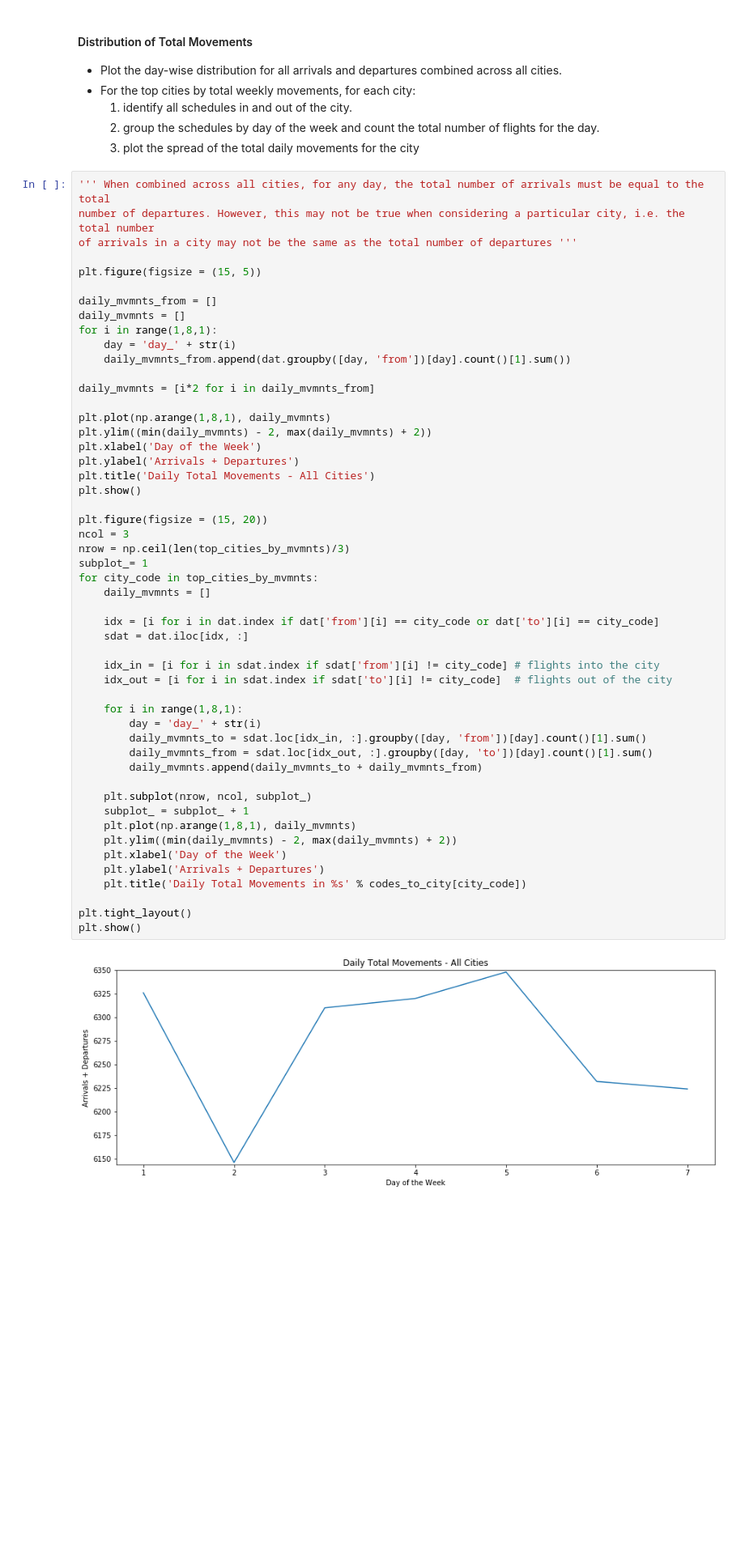
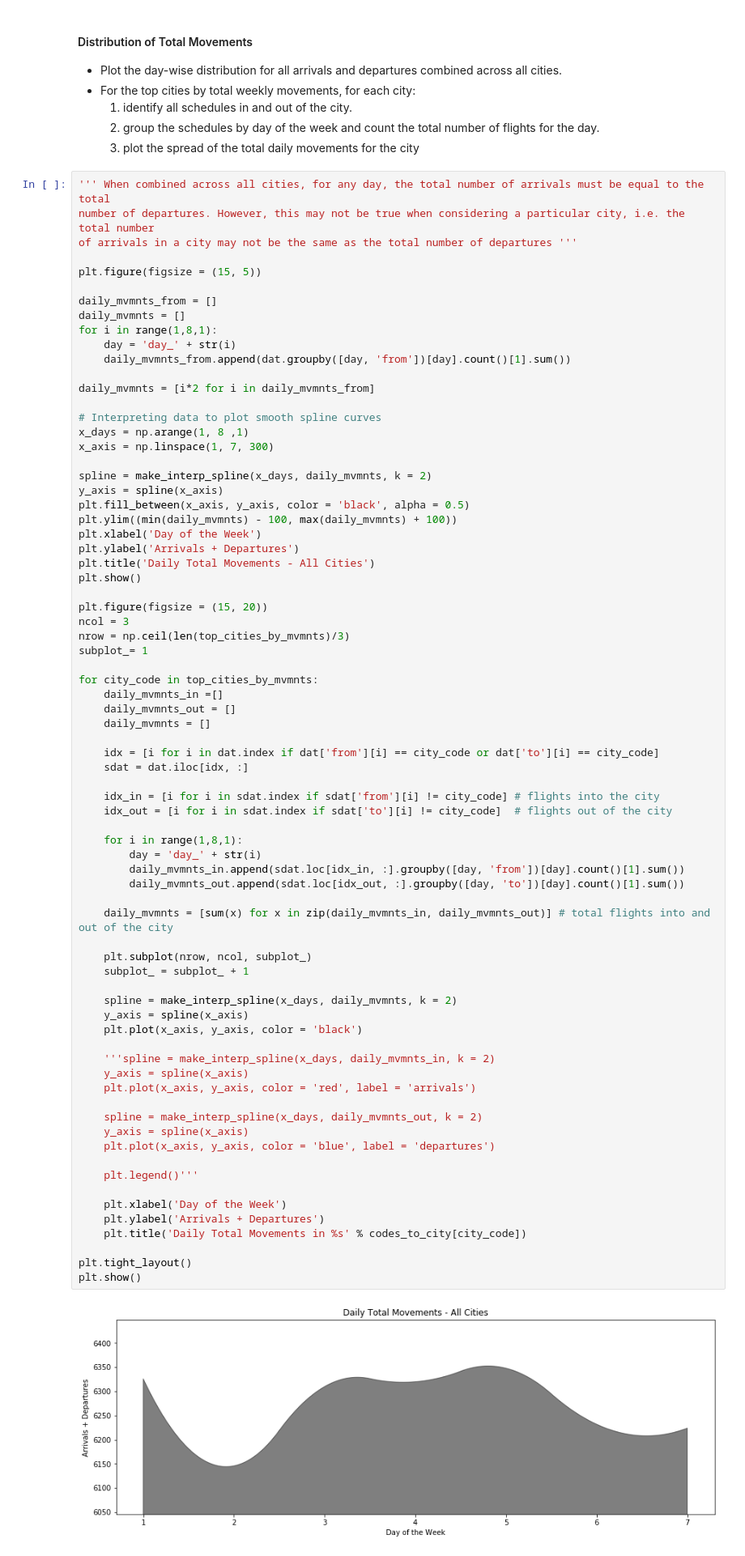
Before and after one commit to sanjeevgadre/Portfolio-Airport-Traffic, a Jupyter notebook: city-analysis.ipynb, the cells around one changed output. Shown at 81% size. Saved outputs shown, nothing was run; the diff lists cells and outputs as text; blank space fills up the shorter version.

```diff
--- a/city-analysis.ipynb
+++ b/city-analysis.ipynb
@@ -188,41 +189,64 @@ for i in range(1,8,1):
 
 daily_mvmnts = [i*2 for i in daily_mvmnts_from]
 
-plt.plot(np.arange(1,8,1), daily_mvmnts)
-plt.ylim((min(daily_mvmnts) - 2, max(daily_mvmnts) + 2))
+# Interpreting data to plot smooth spline curves
+x_days = np.arange(1, 8 ,1)
+x_axis = np.linspace(1, 7, 300)
+
+spline = make_interp_spline(x_days, daily_mvmnts, k = 2)
+y_axis = spline(x_axis)
+plt.fill_between(x_axis, y_axis, color = 'black', alpha = 0.5)
+plt.ylim((min(daily_mvmnts) - 100, max(daily_mvmnts) + 100))
 plt.xlabel('Day of the Week')
 plt.ylabel('Arrivals + Departures')
 plt.title('Daily Total Movements - All Cities')
 plt.show()
 
 plt.figure(figsize = (15, 20))
 ncol = 3
 nrow = np.ceil(len(top_cities_by_mvmnts)/3)
 subplot_= 1
+
 for city_code in top_cities_by_mvmnts:
+    daily_mvmnts_in =[]
+    daily_mvmnts_out = []
     daily_mvmnts = []
 
     idx = [i for i in dat.index if dat['from'][i] == city_code or dat['to'][i] == city_code]
     sdat = dat.iloc[idx, :]
 
     idx_in = [i for i in sdat.index if sdat['from'][i] != city_code] # flights into the city
     idx_out = [i for i in sdat.index if sdat['to'][i] != city_code]  # flights out of the city
 
     for i in range(1,8,1):
         day = 'day_' + str(i)
-        daily_mvmnts_to = sdat.loc[idx_in, :].groupby([day, 'from'])[day].count()[1].sum()
-        daily_mvmnts_from = sdat.loc[idx_out, :].groupby([day, 'to'])[day].count()[1].sum()
-        daily_mvmnts.append(daily_mvmnts_to + daily_mvmnts_from)
+        daily_mvmnts_in.append(sdat.loc[idx_in, :].groupby([day, 'from'])[day].count()[1].sum())
+        daily_mvmnts_out.append(sdat.loc[idx_out, :].groupby([day, 'to'])[day].count()[1].sum())
+
+    daily_mvmnts = [sum(x) for x in zip(daily_mvmnts_in, daily_mvmnts_out)] # total flights into and out of the city
 
     plt.subplot(nrow, ncol, subplot_)
     subplot_ = subplot_ + 1
-    plt.plot(np.arange(1,8,1), daily_mvmnts)
-    plt.ylim((min(daily_mvmnts) - 2, max(daily_mvmnts) + 2))
+
+    spline = make_interp_spline(x_days, daily_mvmnts, k = 2)
+    y_axis = spline(x_axis)
+    plt.plot(x_axis, y_axis, color = 'black')
+
+    '''spline = make_interp_spline(x_days, daily_mvmnts_in, k = 2)
+    y_axis = spline(x_axis)
+    plt.plot(x_axis, y_axis, color = 'red', label = 'arrivals')
+
+    spline = make_interp_spline(x_days, daily_mvmnts_out, k = 2)
+    y_axis = spline(x_axis)
+    plt.plot(x_axis, y_axis, color = 'blue', label = 'departures')
+
+    plt.legend()'''
+
     plt.xlabel('Day of the Week')
     plt.ylabel('Arrivals + Departures')
     plt.title('Daily Total Movements in %s' % codes_to_city[city_code])
 
 plt.tight_layout()
 plt.show()
 # %% [output]
-[figure, old version]
+[figure, new version]
```
Also changed, not shown: parts of 8 cells of this notebook.
